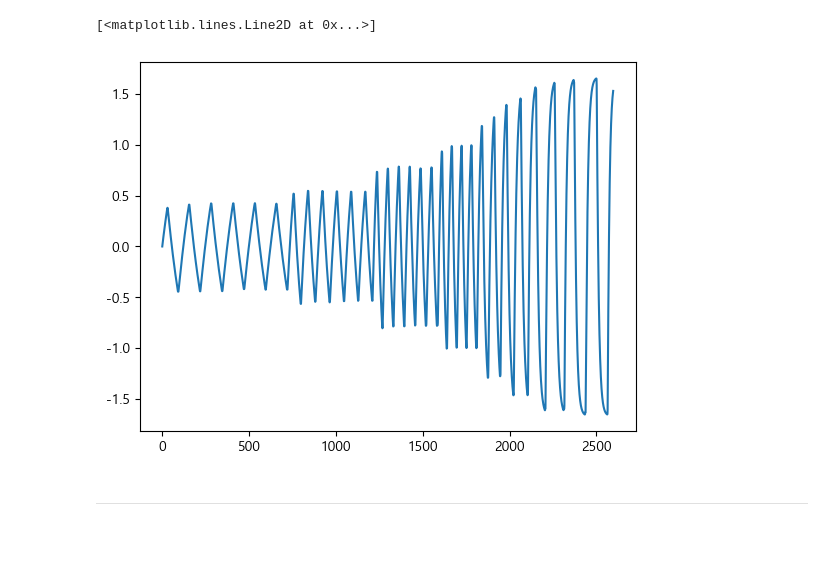
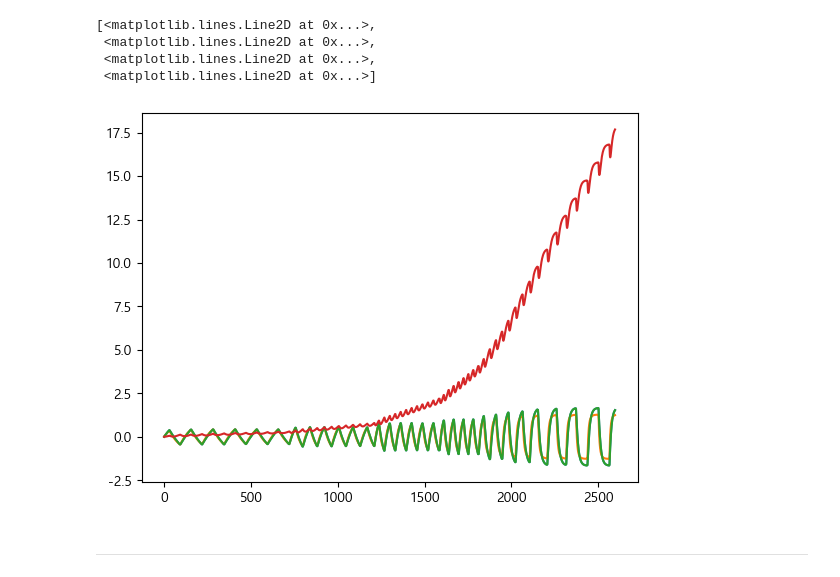
Before and after one commit to Jjineeq/hysteresis_curve, a Jupyter notebook: operator/ode_test.ipynb, the cells around one changed output. Cells and saved outputs as stored; diff of their text form; code cells hidden in the pictures; blank space fills up the shorter version.

```diff
--- a/operator/ode_test.ipynb
+++ b/operator/ode_test.ipynb
@@ -44,8 +91,11 @@ for i in range(len(result_matrix)-1):
 # %%
-plt.plot(result_matrix[:,2])
+plt.plot(result_matrix[:,])
 # %% [output]
-[<matplotlib.lines.Line2D at 0x...>]
+[<matplotlib.lines.Line2D at 0x...>,
+ <matplotlib.lines.Line2D at 0x...>,
+ <matplotlib.lines.Line2D at 0x...>,
+ <matplotlib.lines.Line2D at 0x...>]
-[figure, old version]
+[figure, new version]
 # %% [markdown]
 -----
 # %%
```
Also changed, not shown: parts of 18 cells of this notebook, 1 other file.
